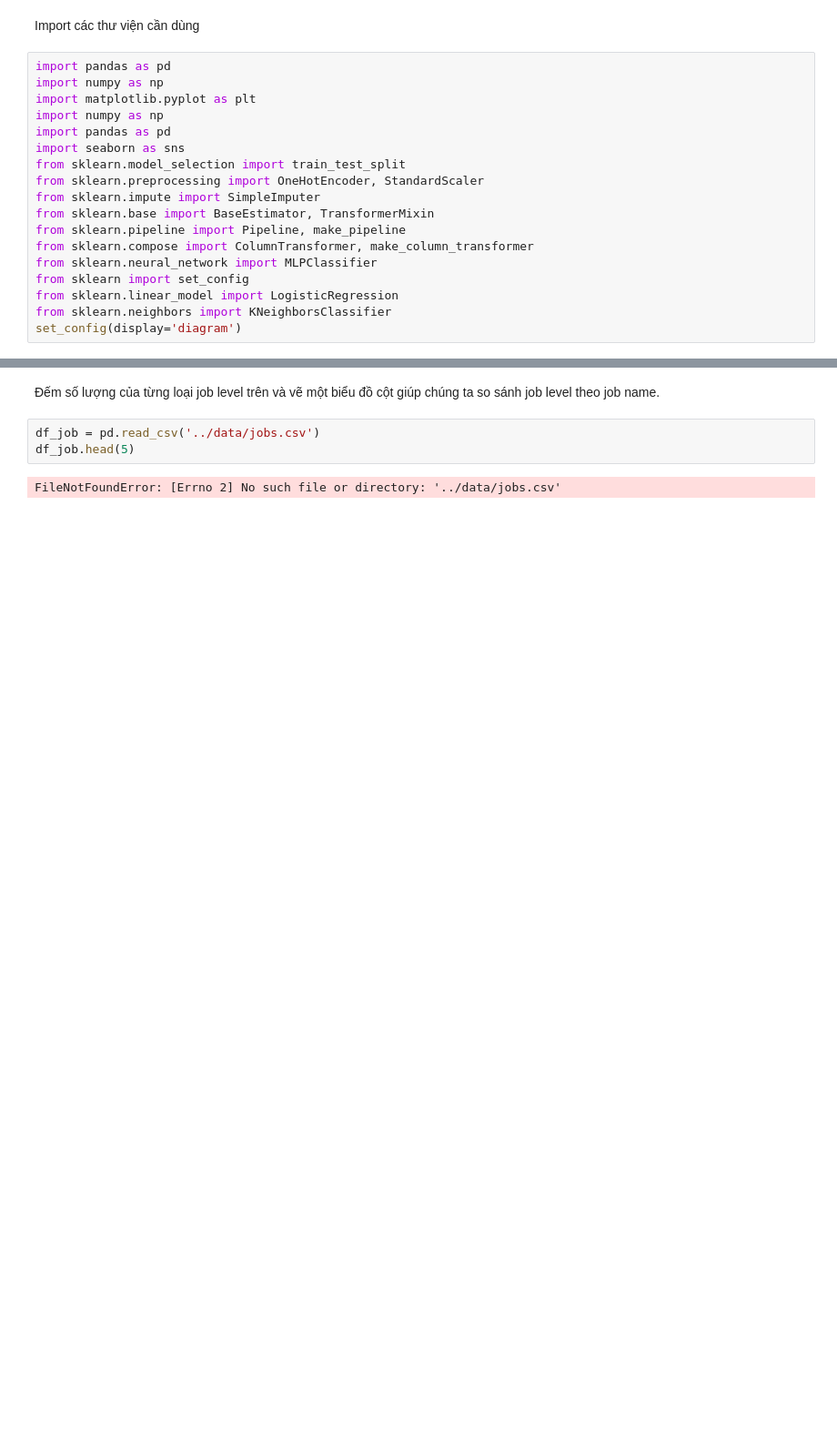
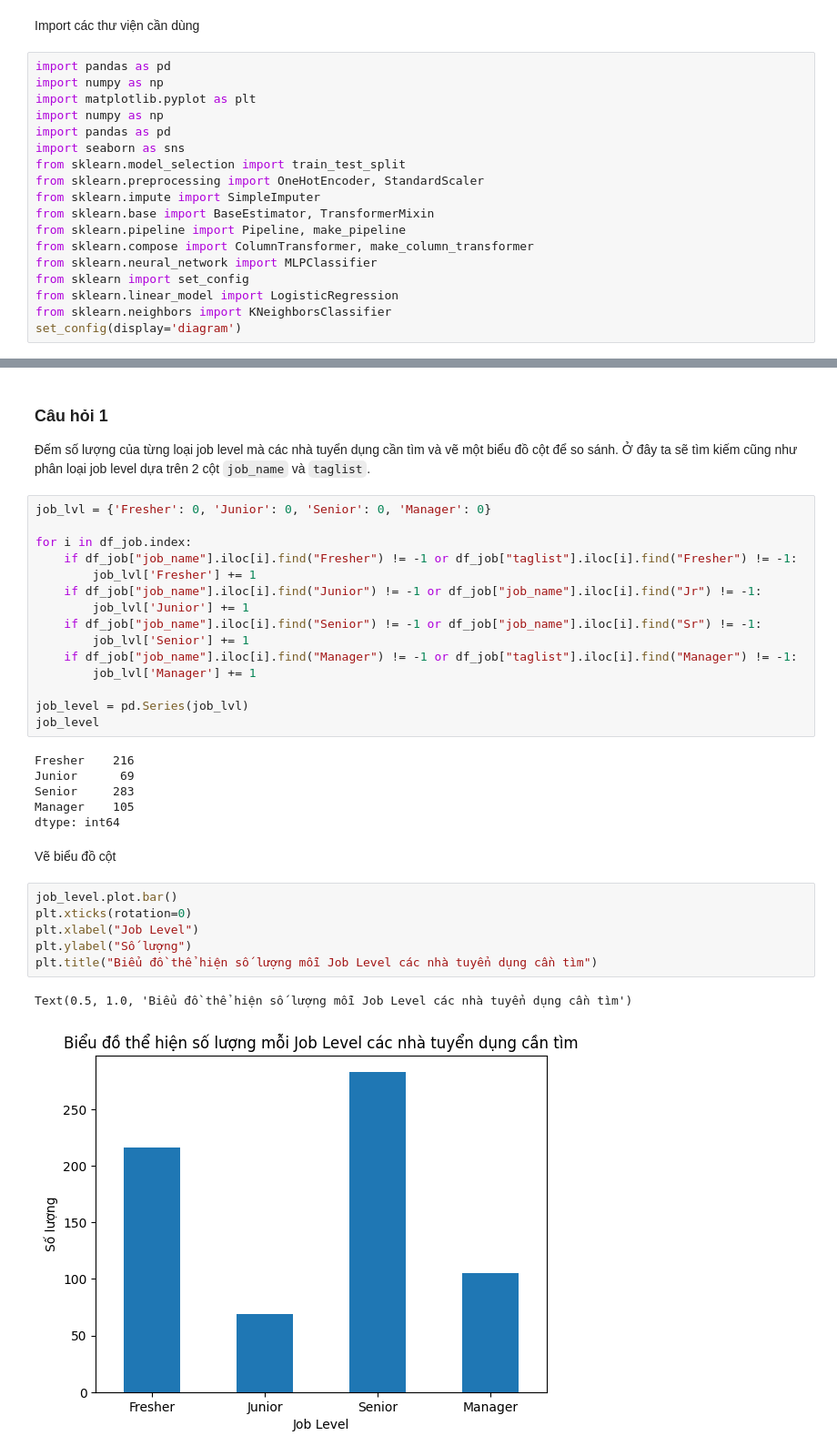
Before and after one commit to hxt-us/DA_LTKHDL_TH, a Jupyter notebook: file notebook/visualizing.ipynb, the cells around one changed output, grey strips where cells are left out. Shown at 91% size. Drawn from its saved outputs; the diff is of its cells as text; blank space fills up the shorter version.

```diff
--- a/file notebook/visualizing.ipynb
+++ b/file notebook/visualizing.ipynb
@@ -23,7 +28,36 @@ set_config(display='diagram')
 # %% [markdown]
-Đếm số lượng của từng loại job level trên và vẽ một biểu đồ cột giúp chúng ta so sánh job level theo job name.
+<h3>Câu hỏi 1</h3>
+
+Đếm số lượng của từng loại job level mà các nhà tuyển dụng cần tìm và vẽ một biểu đồ cột để so sánh. Ở đây ta sẽ tìm kiếm cũng như phân loại job level dựa trên 2 cột `job_name` và `taglist`.
-# %%
-df_job = pd.read_csv('../data/jobs.csv')
-df_job.head(5)
-# %% [output]
-FileNotFoundError: [Errno 2] No such file or directory: '../data/jobs.csv'
+# %%
+job_lvl = {'Fresher': 0, 'Junior': 0, 'Senior': 0, 'Manager': 0}
+
+for i in df_job.index:
+    if df_job["job_name"].iloc[i].find("Fresher") != -1 or df_job["taglist"].iloc[i].find("Fresher") != -1:
+        job_lvl['Fresher'] += 1
+    if df_job["job_name"].iloc[i].find("Junior") != -1 or df_job["job_name"].iloc[i].find("Jr") != -1:
+        job_lvl['Junior'] += 1
+    if df_job["job_name"].iloc[i].find("Senior") != -1 or df_job["job_name"].iloc[i].find("Sr") != -1:
+        job_lvl['Senior'] += 1
+    if df_job["job_name"].iloc[i].find("Manager") != -1 or df_job["taglist"].iloc[i].find("Manager") != -1:
+        job_lvl['Manager'] += 1
+
+job_level = pd.Series(job_lvl)
+job_level
+# %% [output]
+Fresher    216
+Junior      69
+Senior     283
+Manager    105
+dtype: int64
+# %% [markdown]
+Vẽ biểu đồ cột
+# %%
+job_level.plot.bar()
+plt.xticks(rotation=0)
+plt.xlabel("Job Level")
+plt.ylabel("Số lượng")
+plt.title("Biểu đồ thể hiện số lượng mỗi Job Level các nhà tuyển dụng cần tìm")
+# %% [output]
+Text(0.5, 1.0, 'Biểu đồ thể hiện số lượng mỗi Job Level các nhà tuyển dụng cần tìm')
+[figure, added]
```
Also changed, not shown: parts of 8 cells of this notebook.
